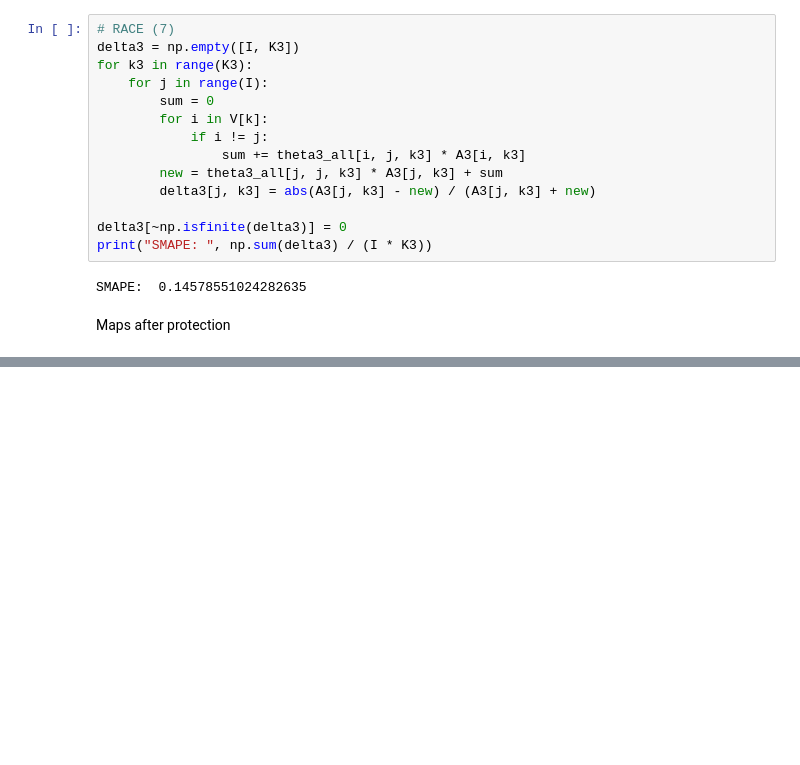
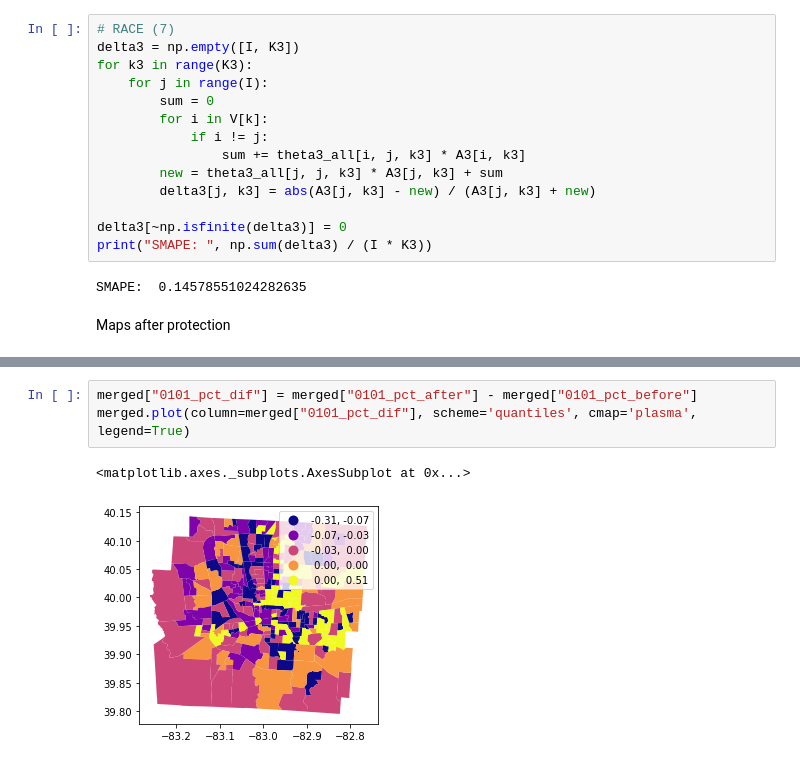
Before and after one commit to linyuehzzz/privacy-framework, a Jupyter notebook: set-coverage-exact-k.ipynb, the cells around one changed output, grey strips where cells are left out. Cells and saved outputs as stored; diff of their text form; blank space fills up the shorter version.

```diff
--- a/set-coverage-exact-k.ipynb
+++ b/set-coverage-exact-k.ipynb
@@ -641,0 +649,6 @@ A2_new
+# %%
+merged["0101_pct_dif"] = merged["0101_pct_after"] - merged["0101_pct_before"]
+merged.plot(column=merged["0101_pct_dif"], scheme='quantiles', cmap='plasma', legend=True)
+# %% [output]
+<matplotlib.axes._subplots.AxesSubplot at 0x...>
+[figure, added]
```
Also changed, not shown: parts of 2 cells of this notebook.
